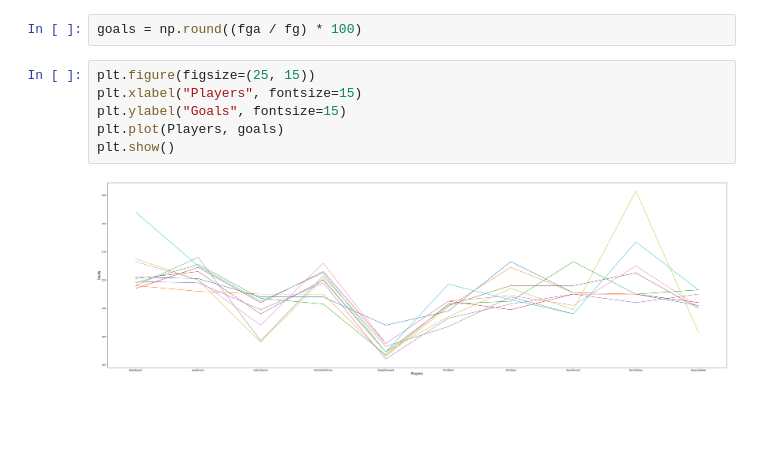
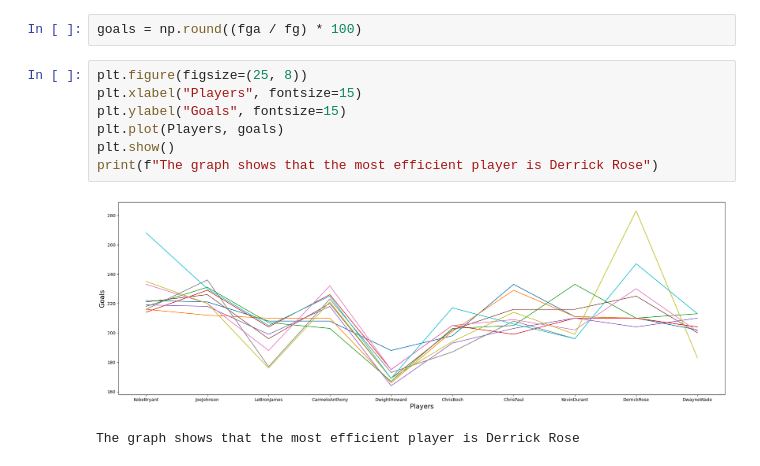
Before and after one commit to RyannKim327/Python-Programming-Compillation, a Jupyter notebook: Data Structures and Algorithm/Jupyter Notebook/basketball.ipynb, the cells around one changed output. Drawn from its saved outputs; the diff is of its cells as text; blank space fills up the shorter version.

```diff
--- a/Data Structures and Algorithm/Jupyter Notebook/basketball.ipynb
+++ b/Data Structures and Algorithm/Jupyter Notebook/basketball.ipynb
@@ -174,10 +174,12 @@ fg = np.round(fieldGoals)
 # %%
 goals = np.round((fga / fg) * 100)
 # %%
-plt.figure(figsize=(25, 15))
+plt.figure(figsize=(25, 8))
 plt.xlabel("Players", fontsize=15)
 plt.ylabel("Goals", fontsize=15)
 plt.plot(Players, goals)
 plt.show()
+print(f"The graph shows that the most efficient player is Derrick Rose")
 # %% [output]
-[figure, old version]
+[figure, new version]
+The graph shows that the most efficient player is Derrick Rose
```
